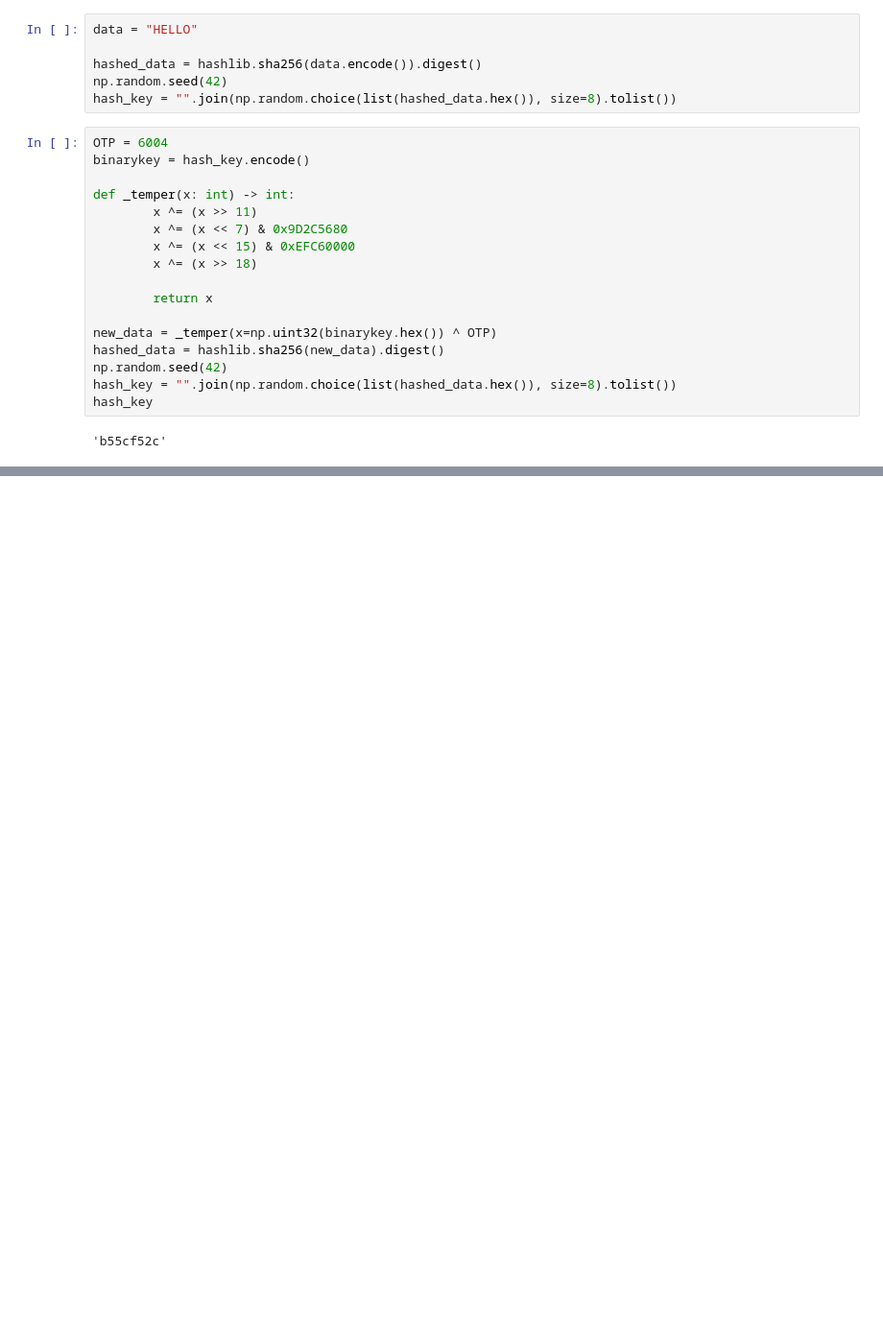
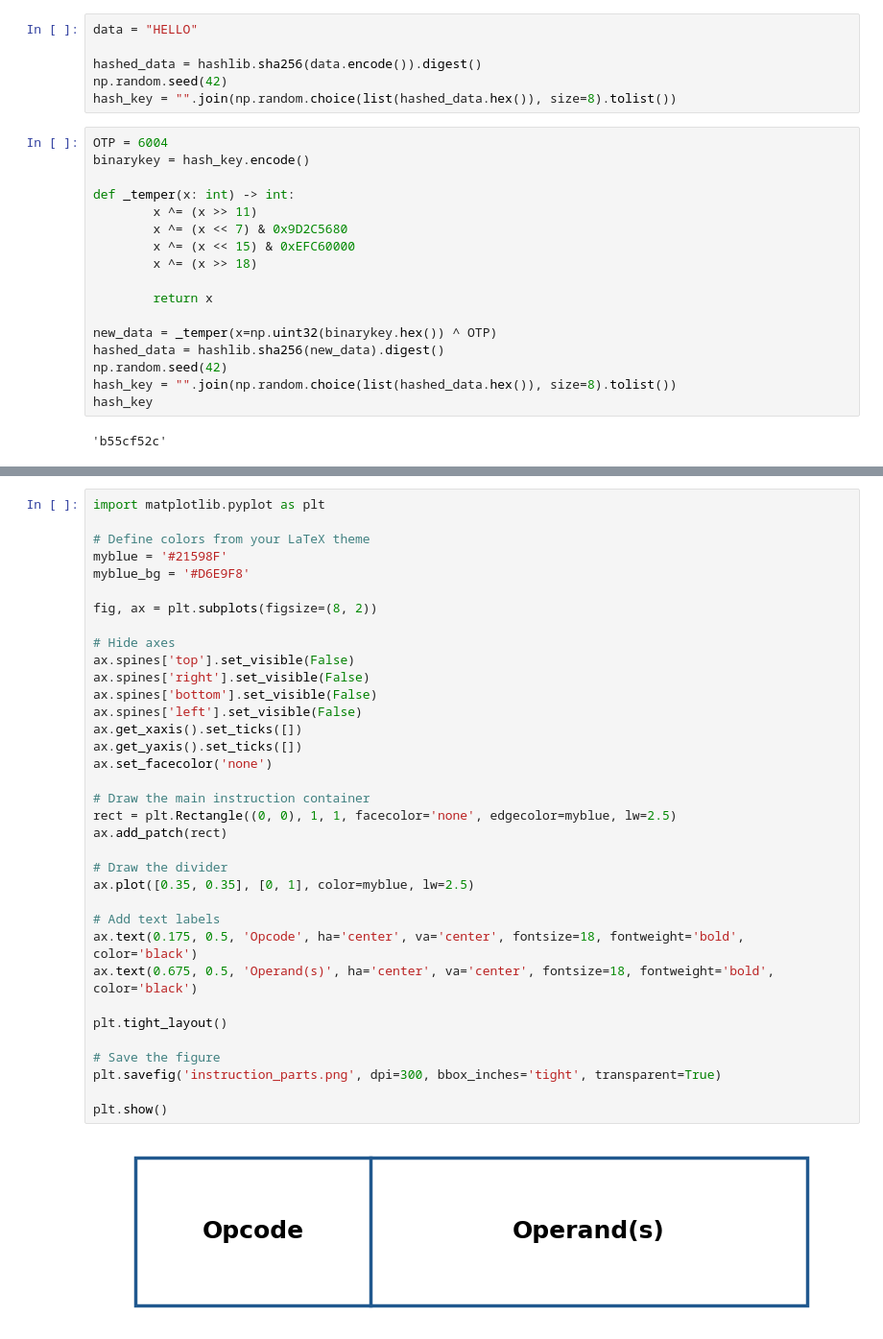
Before and after one commit to NirjharDebnath/Fourier, a Jupyter notebook: test.ipynb, the cells around one changed output, grey strips where cells are left out. Shown: that part at 96% size. Drawn from its saved outputs; the diff is of its cells as text; blank space fills up the shorter version.

```diff
--- a/test.ipynb
+++ b/test.ipynb
@@ -149,0 +539,37 @@ hash_key
+# %%
+import matplotlib.pyplot as plt
+
+# Define colors from your LaTeX theme
+myblue = '#21598F'
+myblue_bg = '#D6E9F8'
+
+fig, ax = plt.subplots(figsize=(8, 2))
+
+# Hide axes
+ax.spines['top'].set_visible(False)
+ax.spines['right'].set_visible(False)
+ax.spines['bottom'].set_visible(False)
+ax.spines['left'].set_visible(False)
+ax.get_xaxis().set_ticks([])
+ax.get_yaxis().set_ticks([])
+ax.set_facecolor('none')
+
+# Draw the main instruction container
+rect = plt.Rectangle((0, 0), 1, 1, facecolor='none', edgecolor=myblue, lw=2.5)
+ax.add_patch(rect)
+
+# Draw the divider
+ax.plot([0.35, 0.35], [0, 1], color=myblue, lw=2.5)
+
+# Add text labels
+ax.text(0.175, 0.5, 'Opcode', ha='center', va='center', fontsize=18, fontweight='bold', color='black')
+ax.text(0.675, 0.5, 'Operand(s)', ha='center', va='center', fontsize=18, fontweight='bold', color='black')
+
+plt.tight_layout()
+
+# Save the figure
+plt.savefig('instruction_parts.png', dpi=300, bbox_inches='tight', transparent=True)
+
+plt.show()
+# %% [output]
+[figure, added]
```
Also changed, not shown: parts of 8 cells of this notebook, 23 other files.
